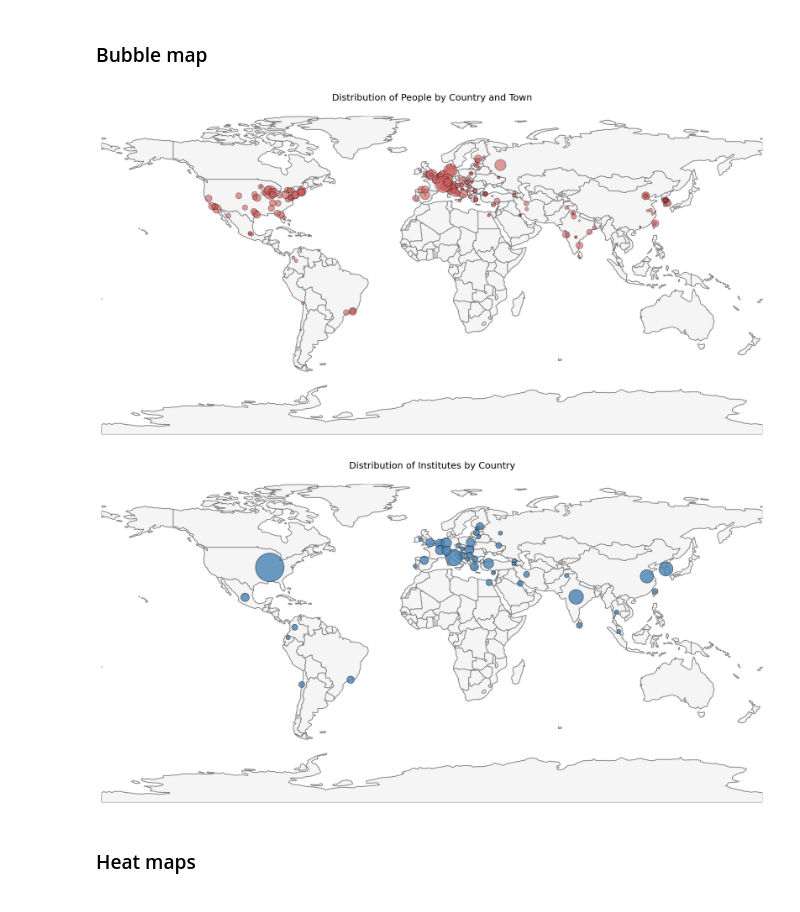
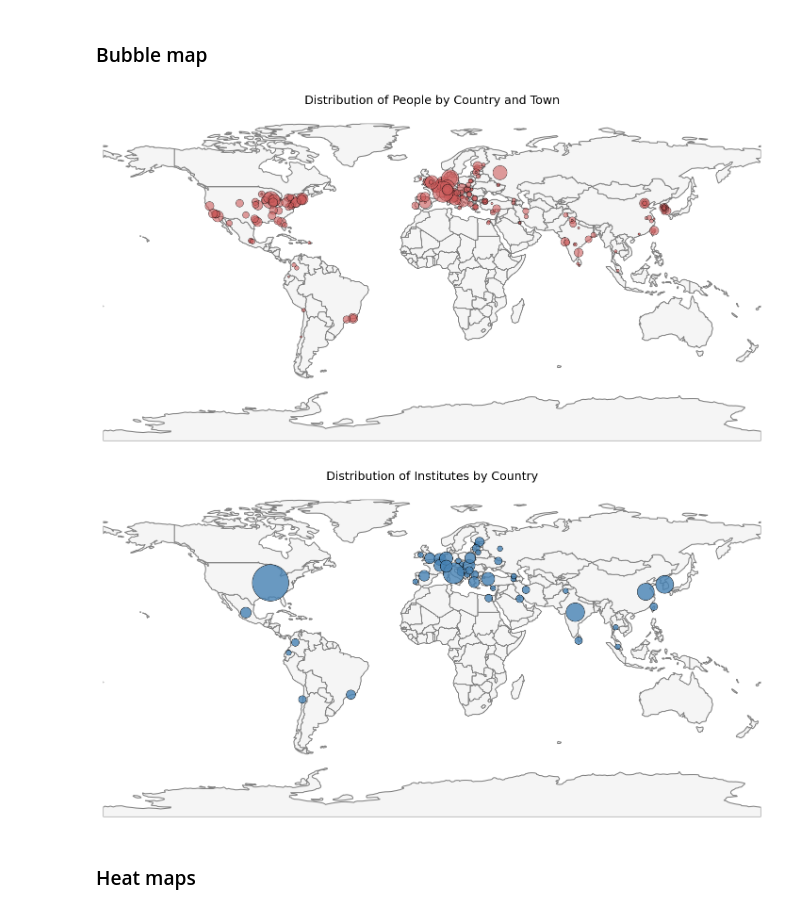
Before and after one commit to phazarik/cms-members-geodata, a Jupyter notebook: analyzeMembers.ipynb, the cells around one changed output. Cells and saved outputs as stored; diff of their text form; code cells hidden in the pictures.

```diff
--- a/analyzeMembers.ipynb
+++ b/analyzeMembers.ipynb
@@ -26,8 +26,8 @@ print('Ready!')
 # %% [output]
 Ready!
 # %%
-df_people = pd.read_excel("iCMS auto-generated/CMS members.xlsx")
-df_inst   = pd.read_excel("iCMS auto-generated/CMS institutes.xlsx")
+df_people = pd.read_excel("iCMS_auto-generated/CMS members.xlsx")
+df_inst   = pd.read_excel("iCMS_auto-generated/CMS institutes.xlsx")
 print('Auto-generated speadsheets converted to df.\n')
 
 print(df_people.columns)
@@ -248,7 +267,7 @@ Map and geo-dataframe ready.
 # %% [markdown]
 ### Bubble map
 # %%
-fig1, ax1 = plt.subplots(figsize=(12, 8), dpi=150, constrained_layout=True)
+fig1, ax1 = plt.subplots(figsize=(12, 8), dpi=150)
 world.plot(ax=ax1, color='whitesmoke', edgecolor='gray')
 people_gdf.plot(
     ax=ax1,
@@ -258,38 +277,40 @@ people_gdf.plot(
     edgecolor='k',
     linewidth=0.5
 )
 ax1.set_title('Distribution of People by Country and Town', fontsize=12, pad=20)
 ax1.axis('off')
 ax1.set_aspect('equal')
 #fig1.tight_layout(pad=0)
 
-fig2, ax2 = plt.subplots(figsize=(12, 8), dpi=150, constrained_layout=True)
+fig2, ax2 = plt.subplots(figsize=(12, 8), dpi=150)
 world.plot(ax=ax2, color='whitesmoke', edgecolor='gray')
 inst_gdf.plot(
     ax=ax2,
     markersize=inst_gdf['inst_count']*30,
     alpha=0.8,
     color='steelblue',
     edgecolor='k',
     linewidth=0.5
 )
 ax2.set_title('Distribution of Institutes by Country', fontsize=12, pad=20)
 ax2.axis('off')
 ax2.set_aspect('equal')
 #fig2.tight_layout(pad=0)
 
 ax1.set_xlim(common_xlim)
 ax1.set_ylim(common_ylim)
 ax2.set_xlim(common_xlim)
 ax2.set_ylim(common_ylim)
 
-fig1.savefig('plots/bubblemap_people.png',     bbox_inches='tight', pad_inches=0.25)
-fig2.savefig('plots/bubblemap_institutes.png', bbox_inches='tight', pad_inches=0.25)
+fig1.savefig('plots/bubblemap_people.png',     bbox_inches='tight', pad_inches=0.1)
+fig1.savefig('plots/bubblemap_people.svg',     bbox_inches='tight', pad_inches=0, transparent=True)
+fig2.savefig('plots/bubblemap_institutes.png', bbox_inches='tight', pad_inches=0.1)
+fig2.savefig('plots/bubblemap_institutes.svg', bbox_inches='tight', pad_inches=0, transparent=True)
 
 plt.show()
 # %% [output]
-[figure, old version]
+[figure, new version]
-[figure, old version]
+[figure, new version]
 # %% [markdown]
 ### Heat maps
 # %%
```
Also changed, not shown: parts of 4 cells of this notebook, 10 other files.
